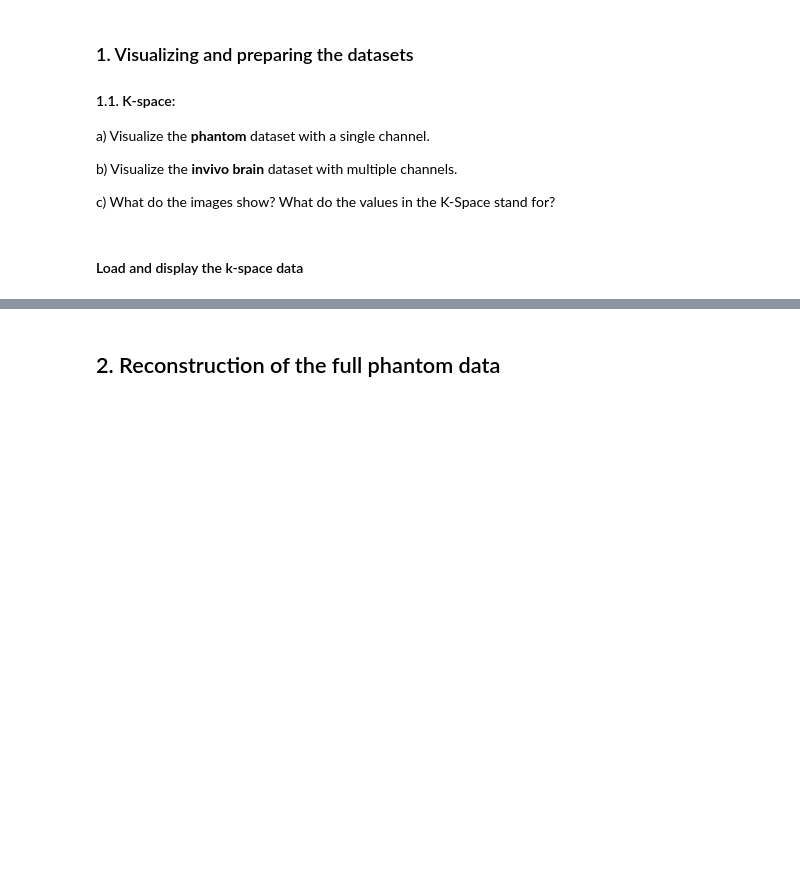
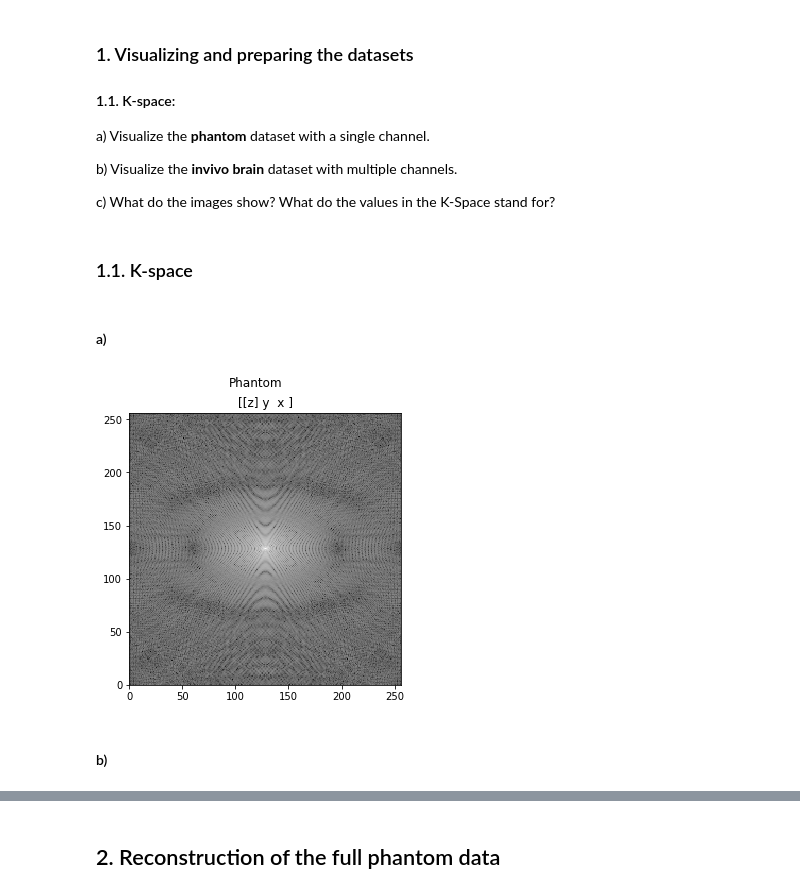
Before and after one commit to samyhaff/DATASIM_TP, a Jupyter notebook: IMBIO/TP1/TP1_saad_yassine_samy.ipynb, the cells around one changed output, grey strips where cells are left out. Cells and saved outputs as stored; diff of their text form; code cells hidden in the pictures; blank space fills up the shorter version.

```diff
--- a/IMBIO/TP1/TP1_saad_yassine_samy.ipynb
+++ b/IMBIO/TP1/TP1_saad_yassine_samy.ipynb
@@ -84,8 +82,10 @@ a) Visualize the **phantom** dataset with a single channel.
 b) Visualize the **invivo brain** dataset with multiple channels.
 
 c) What do the images show? What do the values in the K-Space stand for?
-# %% [markdown]
-#### Load and display the k-space data
+# %% [markdown]
+### 1.1. K-space
+# %% [markdown]
+#### a)
 # %%
 #load phantom data
 
@@ -93,9 +93,13 @@ ksp_phantom = multiChannelPhantomKspace(nchannels=1)
 # %%
 # Visualization
 
-pl.ImagePlot(np.log(np.abs(ksp_phantom)+1e-16), z=0, title='Logan Phantom')
+pl.ImagePlot(np.log(np.abs(ksp_phantom)+1e-16), z=0, title='Phantom')
 
 plt.show()
+# %% [output]
+[figure, added]
+# %% [markdown]
+#### b)
 # %%
 # load the in-vivo data
 ksp = np.load('cartesian_ksp.npy')
```
Also changed, not shown: parts of 42 cells of this notebook.
